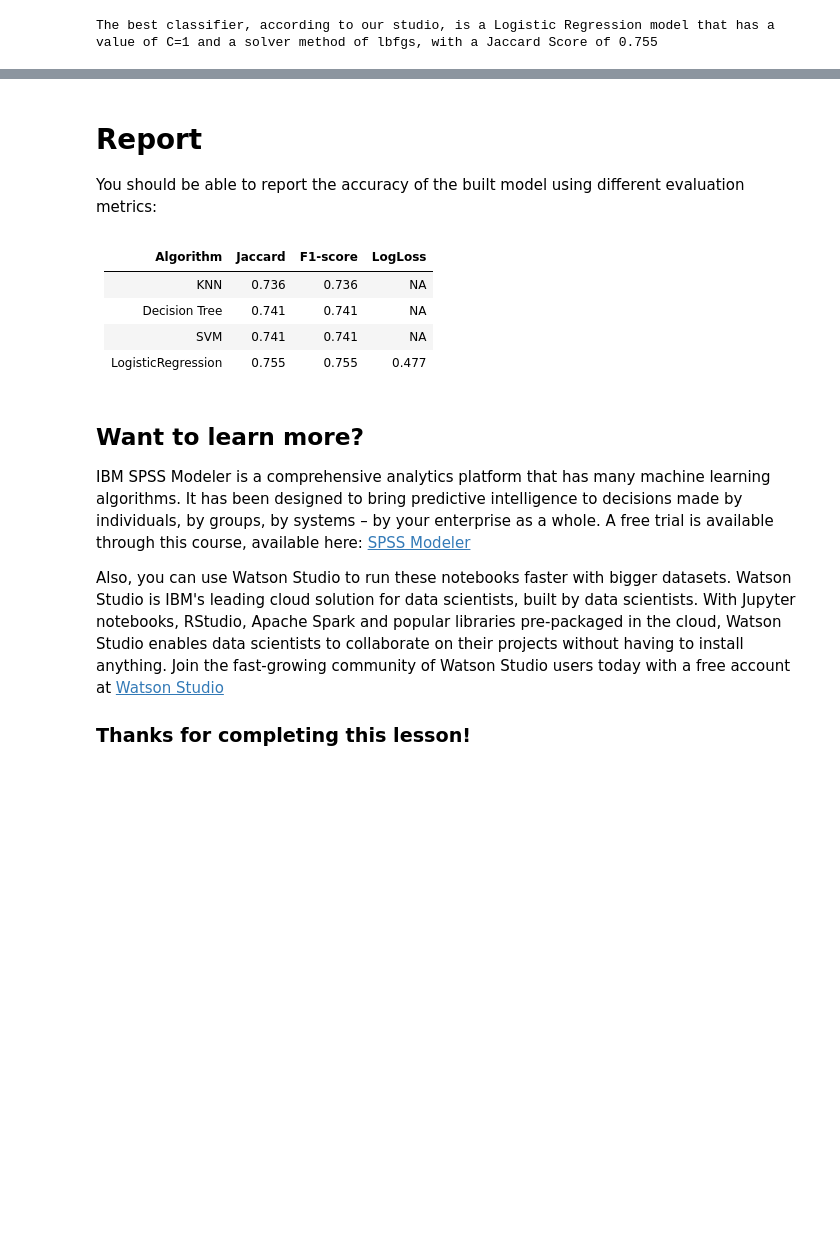
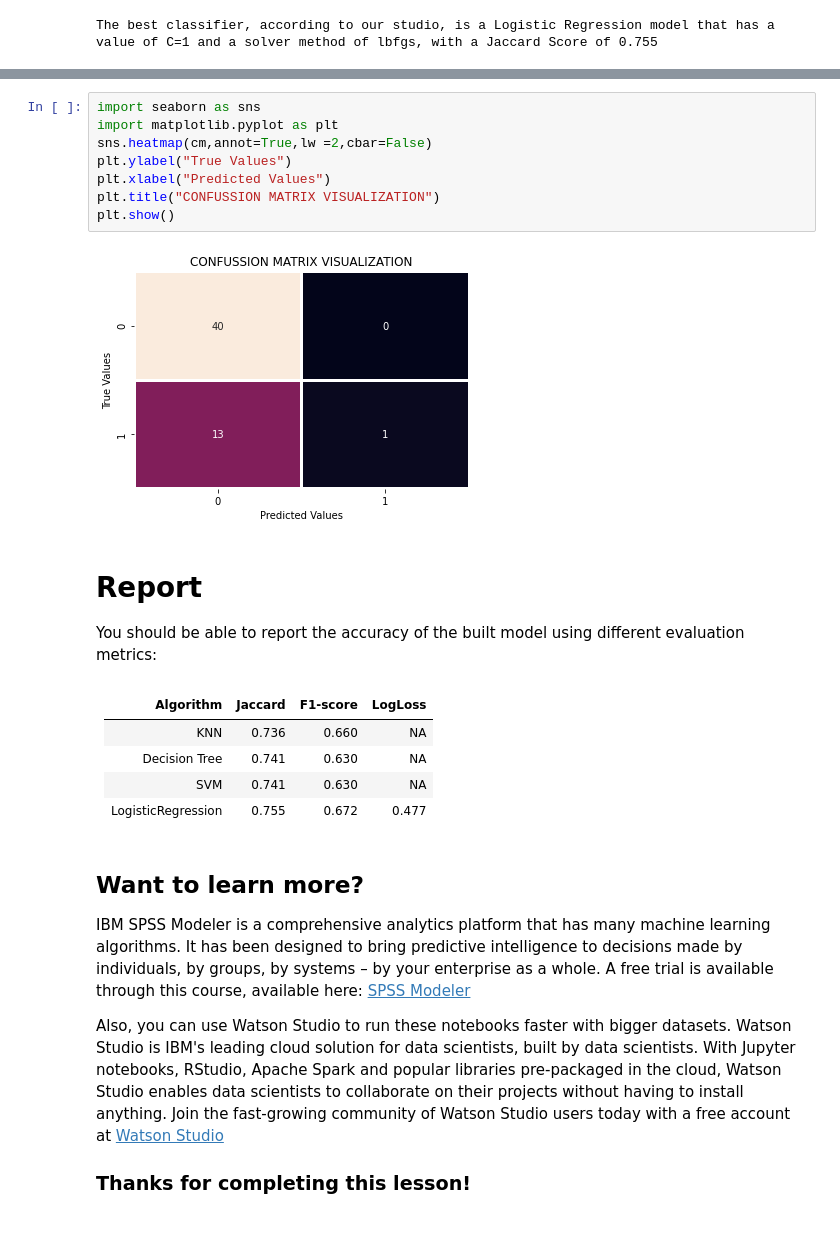
Before and after one commit to alexfrf/coursera-capstone-project, a Jupyter notebook: Capstone_Project.ipynb, the cells around one changed output, grey strips where cells are left out. Saved outputs shown, nothing was run; the diff lists cells and outputs as text; blank space fills up the shorter version.

```diff
--- a/Capstone_Project.ipynb
+++ b/Capstone_Project.ipynb
@@ -791,6 +791,16 @@ Nonnormalized Confusion matrix
     accuracy                           0.76        54
    macro avg       0.88      0.54      0.50        54
 weighted avg       0.82      0.76      0.67        54
+# %%
+import seaborn as sns
+import matplotlib.pyplot as plt
+sns.heatmap(cm,annot=True,lw =2,cbar=False)
+plt.ylabel("True Values")
+plt.xlabel("Predicted Values")
+plt.title("CONFUSSION MATRIX VISUALIZATION")
+plt.show()
+# %% [output]
+[figure, added]
 # %% [markdown]
 # Report
 
@@ -798,10 +808,10 @@ You should be able to report the accuracy of the built model using different eva
 # %% [markdown]
 | Algorithm          | Jaccard | F1-score | LogLoss |
 | ------------------ | ------- | -------- | ------- |
-| KNN                | 0.736  | 0.736   | NA      |
-| Decision Tree      | 0.741  | 0.741  | NA      |
-| SVM                | 0.741  | 0.741   | NA      |
-| LogisticRegression | 0.755  | 0.755   | 0.477
+| KNN                | 0.736  | 0.660   | NA      |
+| Decision Tree      | 0.741  | 0.630  | NA      |
+| SVM                | 0.741  | 0.630   | NA      |
+| LogisticRegression | 0.755  | 0.672   | 0.477
 # %% [markdown]
 <h2>Want to learn more?</h2>
 
```
Also changed, not shown: parts of 7 cells of this notebook.
